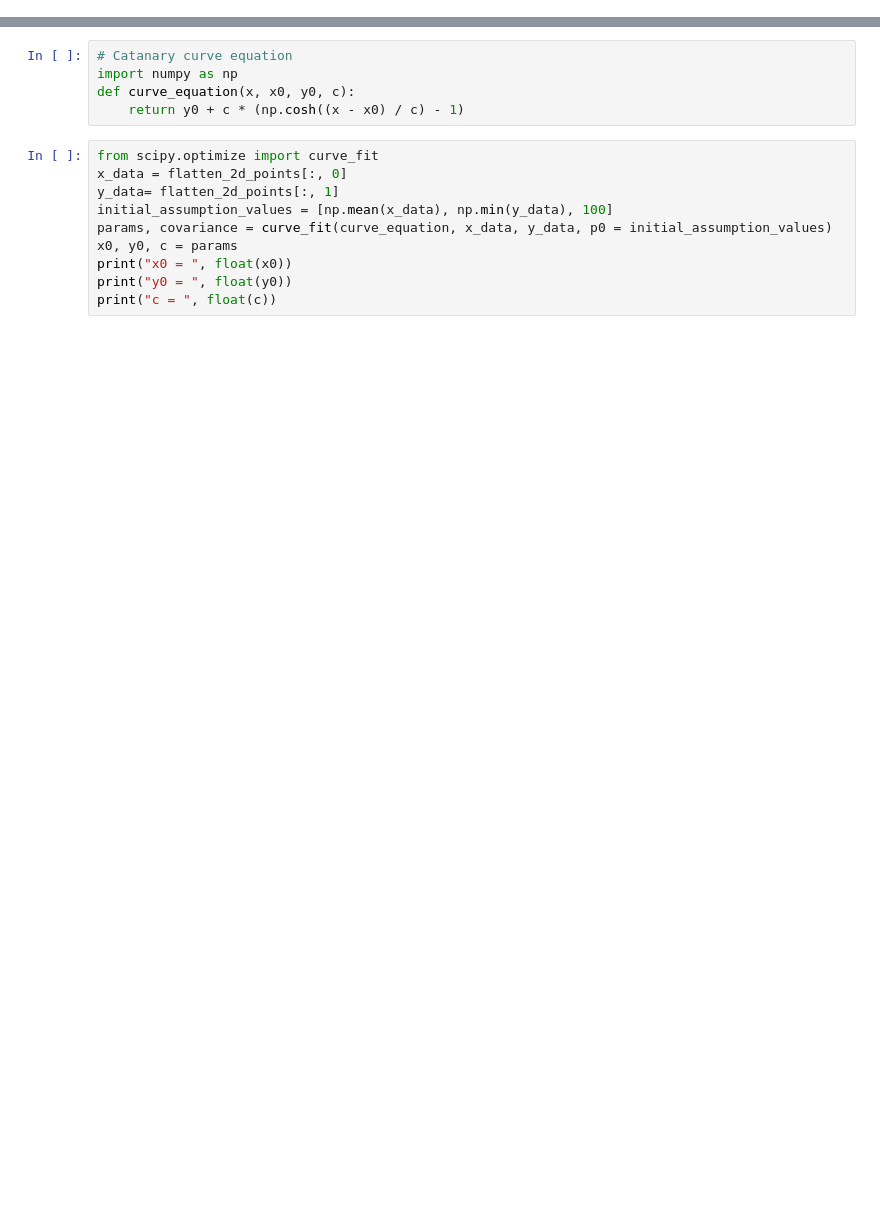
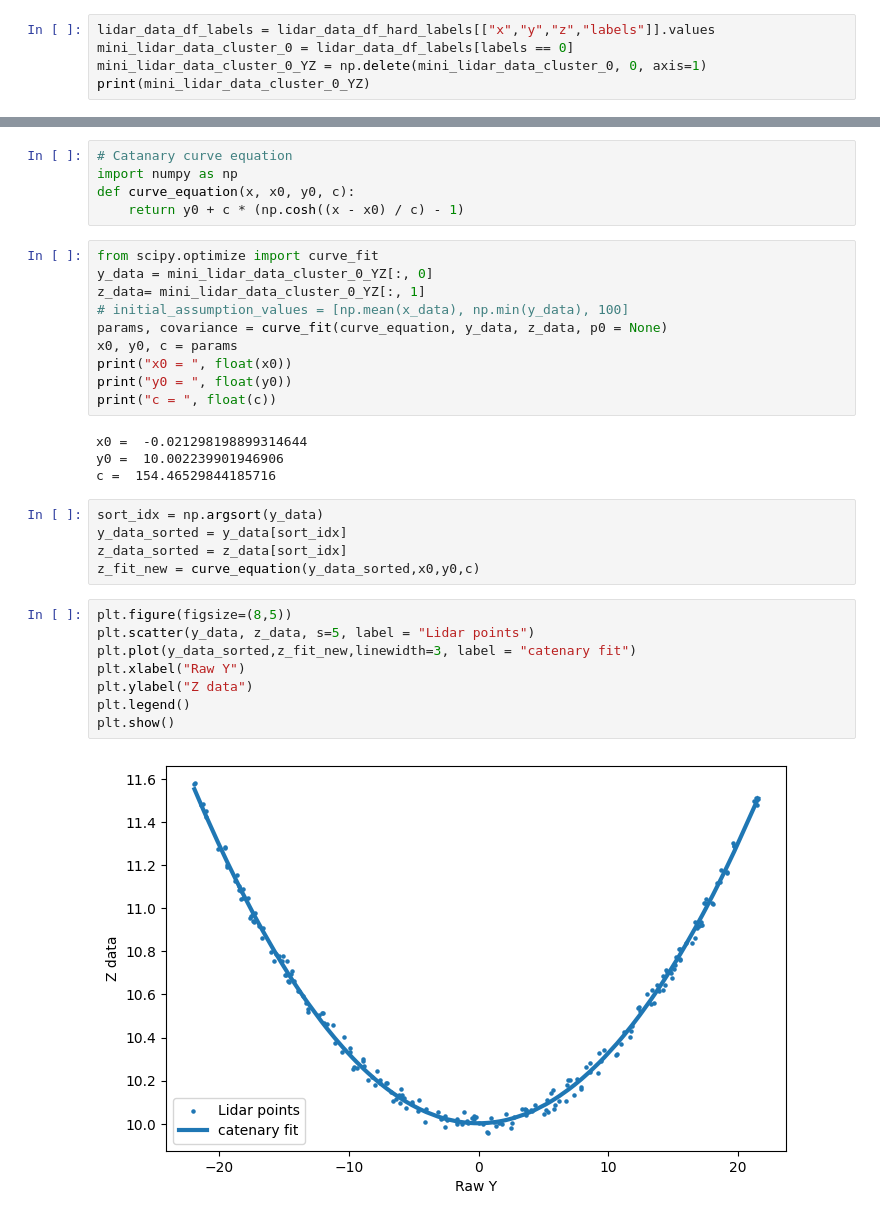
Before and after one commit to sowjanyamatam/blunomy_case_study, a Jupyter notebook: local_analysis/analysis.ipynb, the cells around one changed output, grey strips where cells are left out. Drawn from its saved outputs; the diff is of its cells as text; blank space fills up the shorter version.

```diff
--- a/local_analysis/analysis.ipynb
+++ b/local_analysis/analysis.ipynb
@@ -393,2 +492,7 @@ plt.show()
 # %% [markdown]
 Curve best fit for the first cluster
+# %%
+lidar_data_df_labels = lidar_data_df_hard_labels[["x","y","z","labels"]].values
+mini_lidar_data_cluster_0 = lidar_data_df_labels[labels == 0]
+mini_lidar_data_cluster_0_YZ = np.delete(mini_lidar_data_cluster_0, 0, axis=1)
+print(mini_lidar_data_cluster_0_YZ)
@@ -399,11 +521,30 @@ def curve_equation(x, x0, y0, c):
     return y0 + c * (np.cosh((x - x0) / c) - 1)
 # %%
 from scipy.optimize import curve_fit
-x_data = flatten_2d_points[:, 0]
-y_data= flatten_2d_points[:, 1]
-initial_assumption_values = [np.mean(x_data), np.min(y_data), 100]
-params, covariance = curve_fit(curve_equation, x_data, y_data, p0 = initial_assumption_values)
+y_data = mini_lidar_data_cluster_0_YZ[:, 0]
+z_data= mini_lidar_data_cluster_0_YZ[:, 1]
+# initial_assumption_values = [np.mean(x_data), np.min(y_data), 100]
+params, covariance = curve_fit(curve_equation, y_data, z_data, p0 = None)
 x0, y0, c = params
 print("x0 = ", float(x0))
 print("y0 = ", float(y0))
 print("c = ", float(c))
+# %% [output]
+x0 =  -0.021298198899314644
+y0 =  10.002239901946906
+c =  154.46529844185716
+# %%
+sort_idx = np.argsort(y_data)
+y_data_sorted = y_data[sort_idx]
+z_data_sorted = z_data[sort_idx]
+z_fit_new = curve_equation(y_data_sorted,x0,y0,c)
+# %%
+plt.figure(figsize=(8,5))
+plt.scatter(y_data, z_data, s=5, label = "Lidar points")
+plt.plot(y_data_sorted,z_fit_new,linewidth=3, label = "catenary fit")
+plt.xlabel("Raw Y")
+plt.ylabel("Z data")
+plt.legend()
+plt.show()
+# %% [output]
+[figure, added]
```
Also changed, not shown: parts of 39 cells of this notebook, 8 other files.
